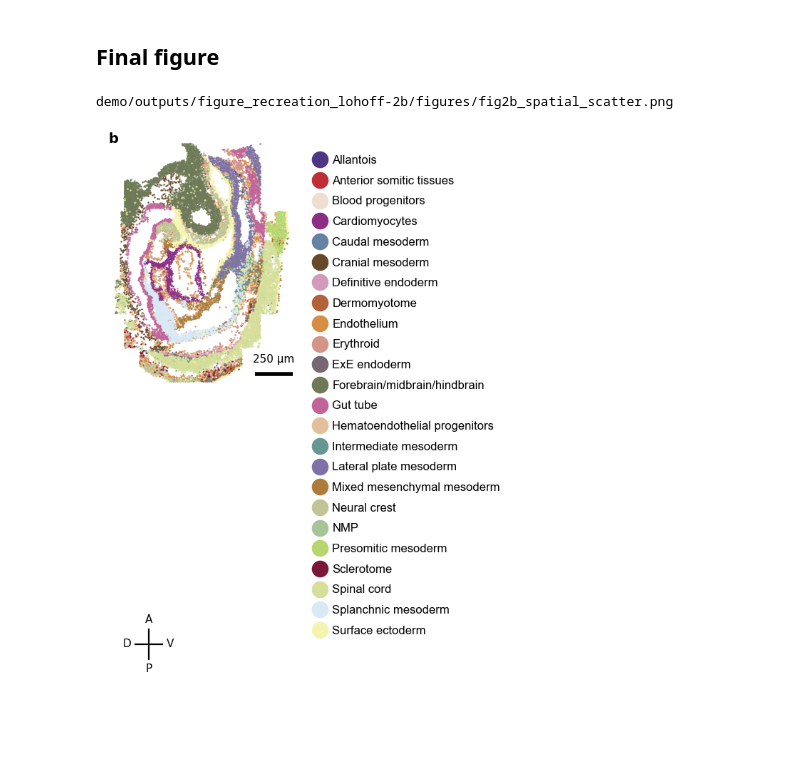
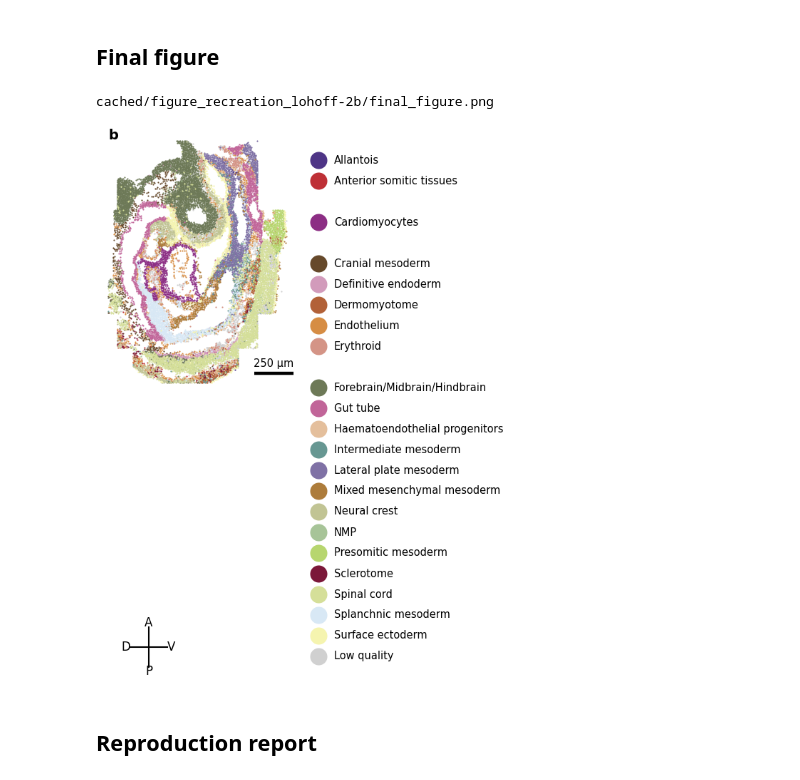
Before and after one commit to ma-compbio-lab/TissueAgent, a Jupyter notebook: demo/figure_recreation_lohoff-2b.ipynb, the cells around one changed output. Cells and saved outputs as stored; diff of their text form; code cells hidden in the pictures; blank space fills up the shorter version.

```diff
--- a/demo/figure_recreation_lohoff-2b.ipynb
+++ b/demo/figure_recreation_lohoff-2b.ipynb
@@ -181,20 +208,15 @@ else:
 # %% [markdown]
 ## Final figure
-# %%
-preferred = [
-    OUTPUT_DIR / "figures/fig2b_spatial_scatter.png",
-    OUTPUT_DIR / "figures/spatial_scatter.png",
-]
-pngs = sorted(OUTPUT_DIR.rglob("*.png"))
-selected = next((path for path in preferred if path.is_file()), None)
-if selected is None:
-    clean = [
-        path for path in pngs
-        if not re.search(r"attempt|comparison|vs_ref|reference", path.name, re.IGNORECASE)
-    ]
-    selected = max(clean or pngs, key=lambda path: path.stat().st_size)
-print(selected.relative_to(REPO_ROOT))
-display(Image(filename=str(selected)))
-# %% [output]
-demo/outputs/figure_recreation_lohoff-2b/figures/fig2b_spatial_scatter.png
-[figure, removed]
+# %%
+selected = OUTPUT_DIR / "final_figure.png"
+for path in (selected, OUTPUT_DIR / "final_figure.pdf", OUTPUT_DIR / "plotting_code.py",
+             OUTPUT_DIR / "tables/colormap.yaml", OUTPUT_DIR / "tables/analysis_metadata.json",
+             OUTPUT_DIR / "reports/reproduction_report.md"):
+    assert path.is_file(), f"Missing final artifact: {path}; inspect transcript.log."
+print(selected.relative_to(REPO_ROOT))
+display(Image(filename=str(selected)))
+# %% [output]
+cached/figure_recreation_lohoff-2b/final_figure.png
+[figure, added]
+# %% [markdown]
+## Reproduction report
```
Also changed, not shown: parts of 11 cells of this notebook, 6 other files.
